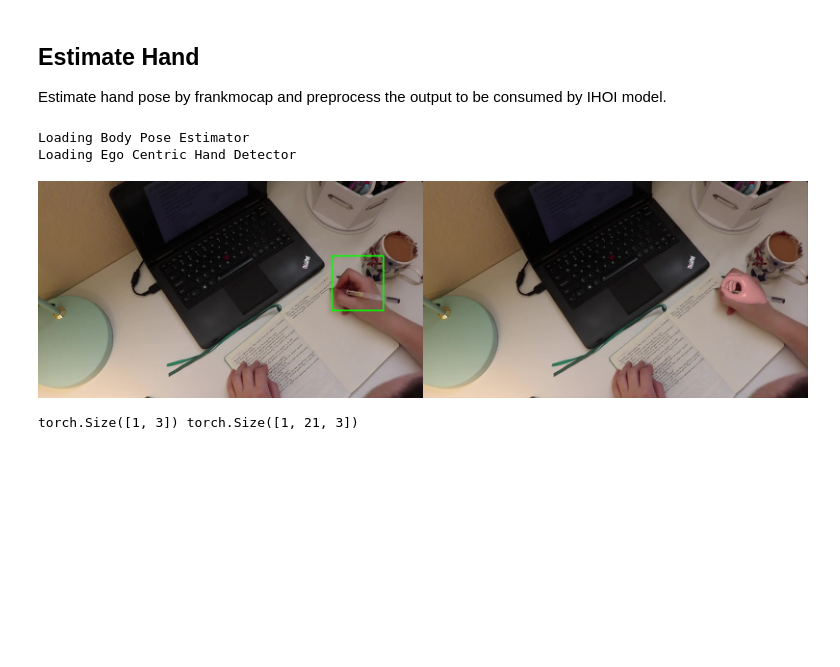
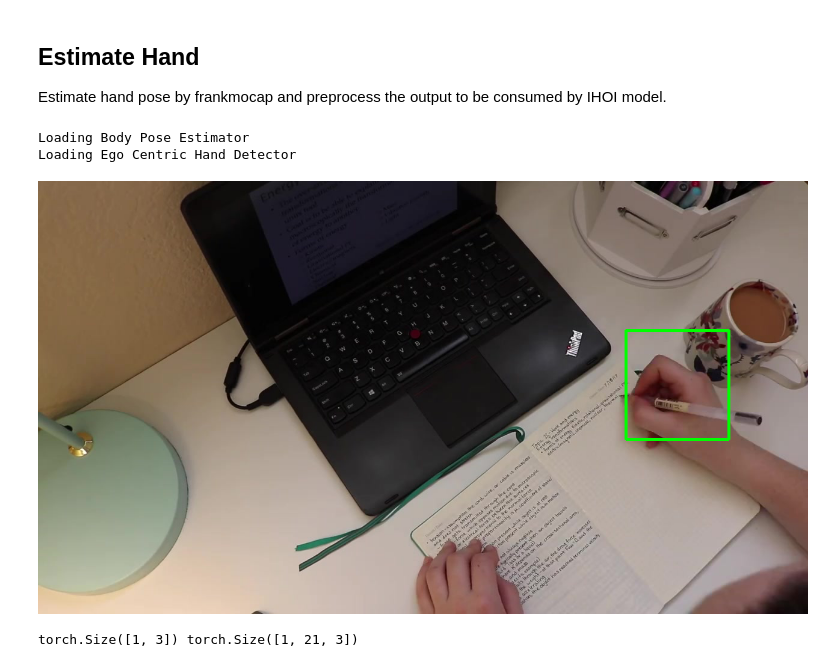
Before and after one commit to JudyYe/ihoi, a Jupyter notebook: demo.ipynb, the cells around one changed output. Saved outputs shown, nothing was run; the diff lists cells and outputs as text; code cells hidden in the pictures; blank space fills up the shorter version.

```diff
--- a/demo.ipynb
+++ b/demo.ipynb
@@ -44,31 +44,20 @@ Estimate hand pose by frankmocap and preprocess the output to be consumed by IHO
 # %%
 
 visualizer = Visualizer('pytorch3d')
 
 bbox_detector = get_handmocap_detector()
 # Process Human Estimations.
 detect_output = bbox_detector.detect_hand_bbox(image[::-1].copy())
 body_pose_list, body_bbox_list, hand_bbox_list, raw_hand_bboxes = detect_output
 
-hand_predictor = get_handmocap_predictor()
-mocap_predictions = hand_predictor.regress(
-    image[..., ::-1], hand_bbox_list
-)
-
-hand_wrapper = ManopthWrapper().to('cpu')
-
-visualizer = Visualizer('pytorch3d')
-pred_mesh_list = extract_mesh_from_output(mocap_predictions)
-
 # visualize
 res_img = visualizer.visualize(
     image,
-    pred_mesh_list = pred_mesh_list,
     hand_bbox_list = hand_bbox_list)
 
 
 Image.fromarray(res_img.astype(np.uint8))
 # %% [output]
 Loading Body Pose Estimator
 Loading Ego Centric Hand Detector
-[figure, old version]
+[figure, new version]
```
Also changed, not shown: parts of 5 cells of this notebook.
